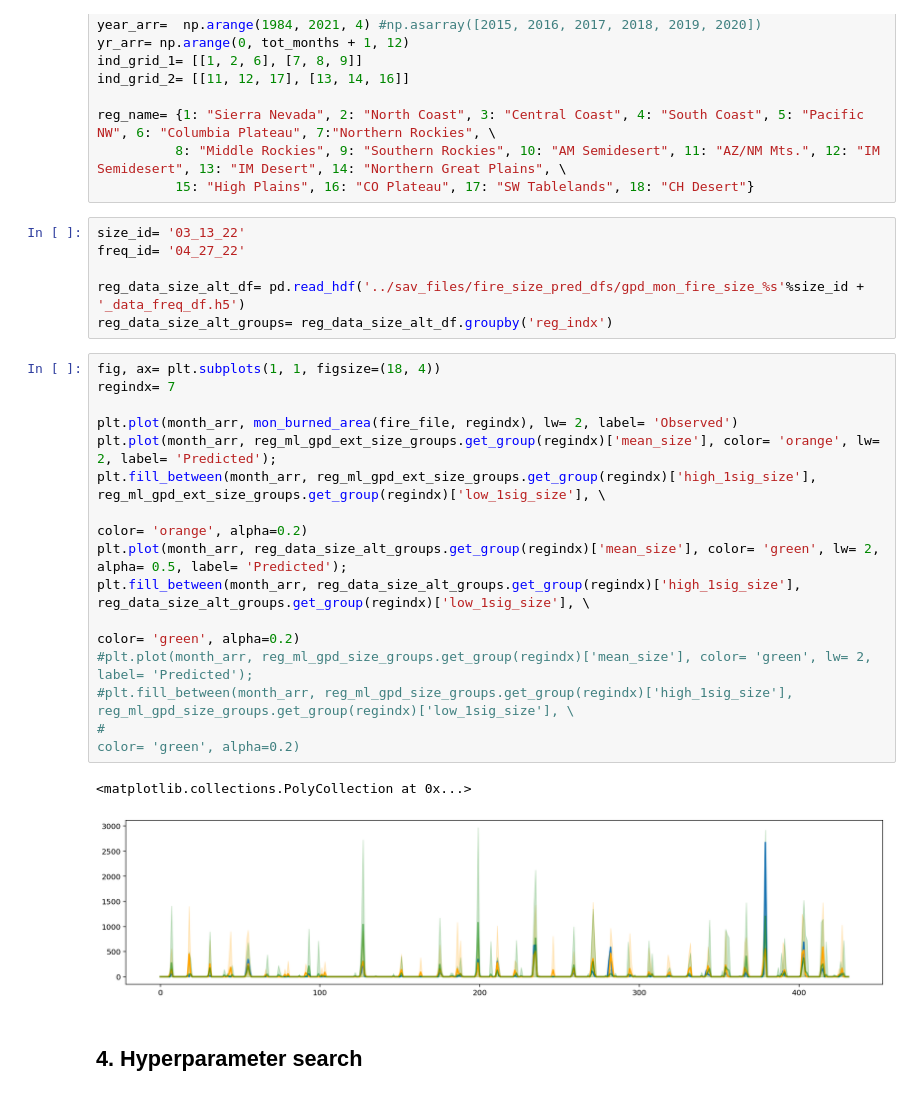
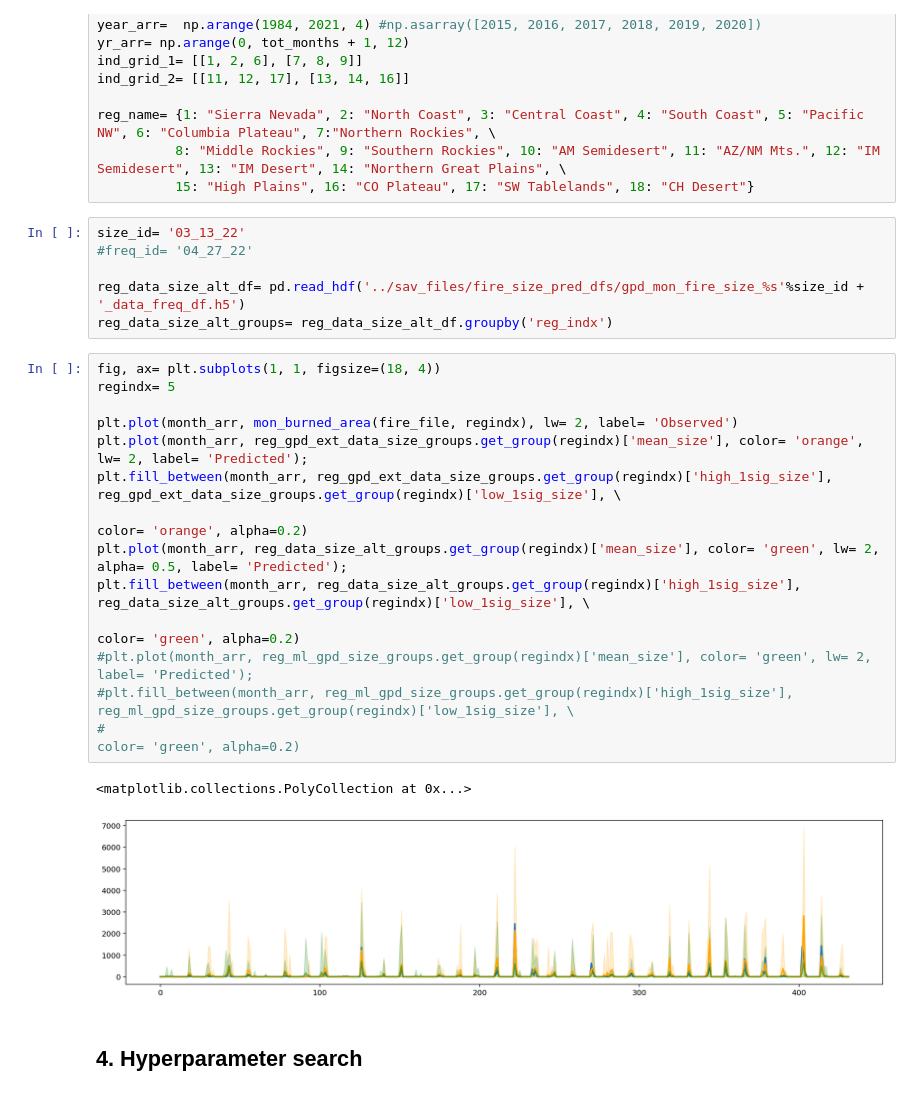
Before and after one commit to jtbuch/smlfire1.0, a Jupyter notebook: notebooks/ml_grid_fire_size.ipynb, the cells around one changed output. Drawn from its saved outputs; the diff is of its cells as text.

```diff
--- a/notebooks/ml_grid_fire_size.ipynb
+++ b/notebooks/ml_grid_fire_size.ipynb
@@ -231,27 +235,27 @@ reg_name= {1: "Sierra Nevada", 2: "North Coast", 3: "Central Coast", 4: "South C
           15: "High Plains", 16: "CO Plateau", 17: "SW Tablelands", 18: "CH Desert"}
 # %%
 size_id= '03_13_22'
-freq_id= '04_27_22'
+#freq_id= '04_27_22'
 
 reg_data_size_alt_df= pd.read_hdf('../sav_files/fire_size_pred_dfs/gpd_mon_fire_size_%s'%size_id + '_data_freq_df.h5')
 reg_data_size_alt_groups= reg_data_size_alt_df.groupby('reg_indx')
 # %%
 fig, ax= plt.subplots(1, 1, figsize=(18, 4))
-regindx= 7
+regindx= 5
 
 plt.plot(month_arr, mon_burned_area(fire_file, regindx), lw= 2, label= 'Observed')
-plt.plot(month_arr, reg_ml_gpd_ext_size_groups.get_group(regindx)['mean_size'], color= 'orange', lw= 2, label= 'Predicted');
-plt.fill_between(month_arr, reg_ml_gpd_ext_size_groups.get_group(regindx)['high_1sig_size'], reg_ml_gpd_ext_size_groups.get_group(regindx)['low_1sig_size'], \
+plt.plot(month_arr, reg_gpd_ext_data_size_groups.get_group(regindx)['mean_size'], color= 'orange', lw= 2, label= 'Predicted');
+plt.fill_between(month_arr, reg_gpd_ext_data_size_groups.get_group(regindx)['high_1sig_size'], reg_gpd_ext_data_size_groups.get_group(regindx)['low_1sig_size'], \
                                                                                                                              color= 'orange', alpha=0.2)
 plt.plot(month_arr, reg_data_size_alt_groups.get_group(regindx)['mean_size'], color= 'green', lw= 2, alpha= 0.5, label= 'Predicted');
 plt.fill_between(month_arr, reg_data_size_alt_groups.get_group(regindx)['high_1sig_size'], reg_data_size_alt_groups.get_group(regindx)['low_1sig_size'], \
                                                                                                                          color= 'green', alpha=0.2)
 #plt.plot(month_arr, reg_ml_gpd_size_groups.get_group(regindx)['mean_size'], color= 'green', lw= 2, label= 'Predicted');
 #plt.fill_between(month_arr, reg_ml_gpd_size_groups.get_group(regindx)['high_1sig_size'], reg_ml_gpd_size_groups.get_group(regindx)['low_1sig_size'], \
 #                                                                                                                            color= 'green', alpha=0.2)
 # %% [output]
 <matplotlib.collections.PolyCollection at 0x...>
-[figure, old version]
+[figure, new version]
 # %% [markdown]
 ## 4. Hyperparameter search
 # %%
```
Also changed, not shown: parts of 5 cells of this notebook, 1 other file.
